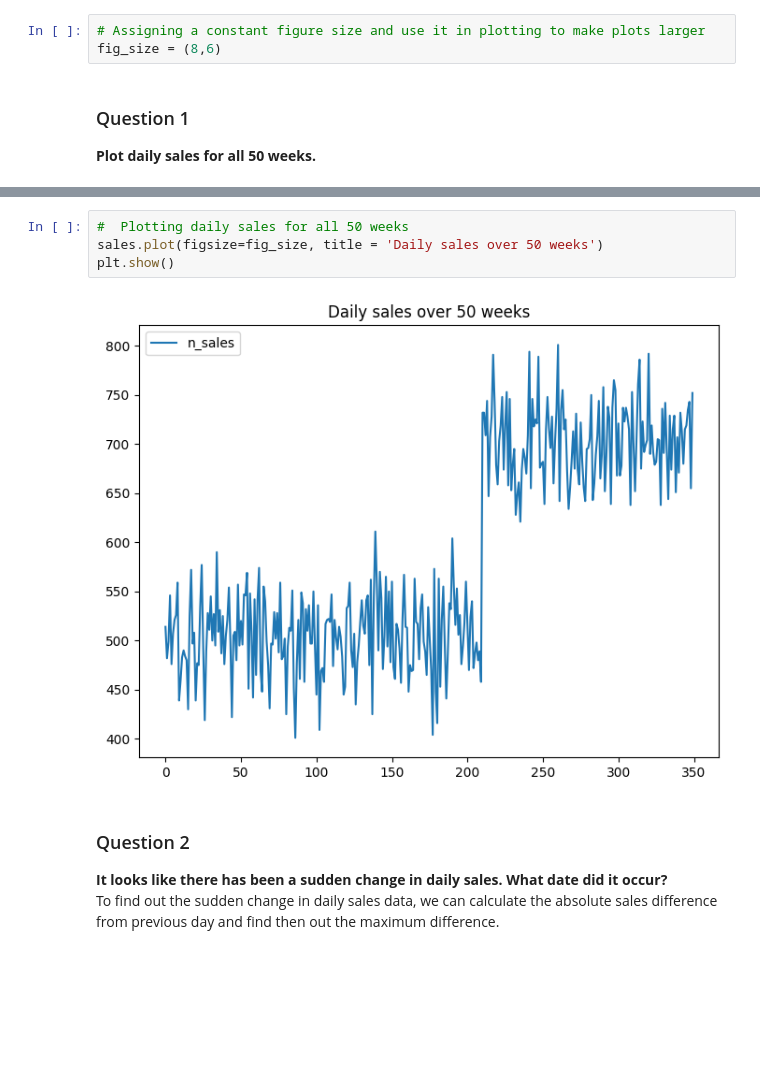
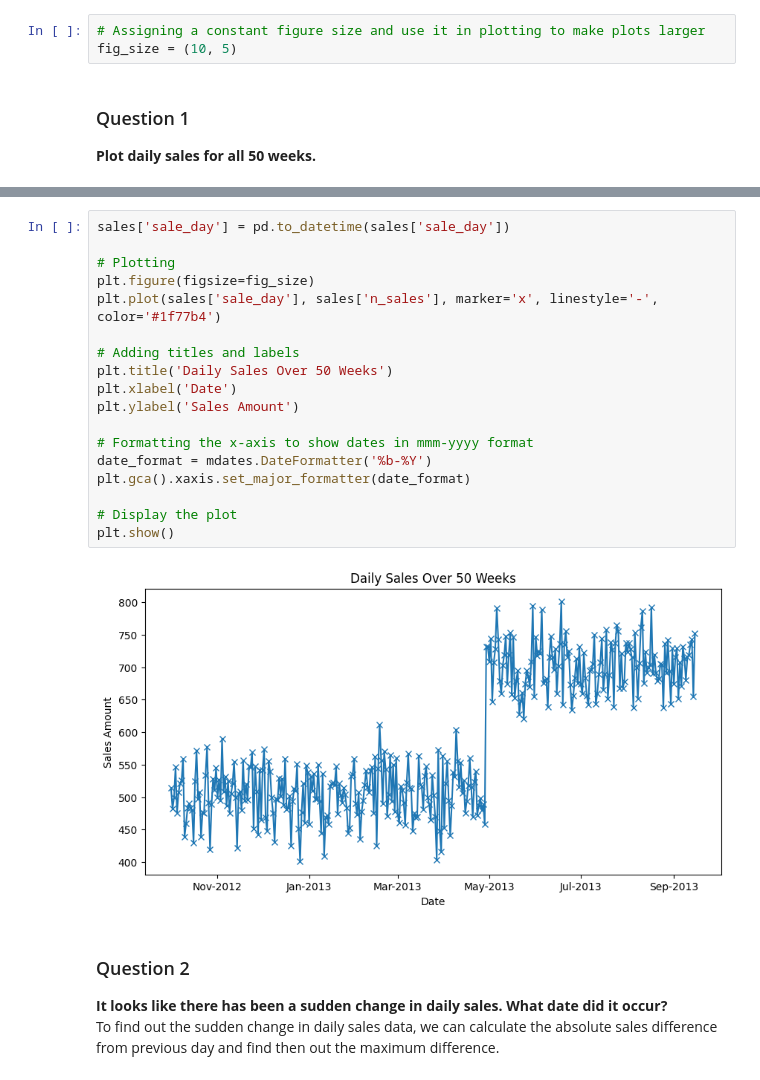
Before and after one commit to manujsinghwal/23andMe-data-analysis, a Jupyter notebook: 23andMe_data_analysis.ipynb, the cells around one changed output, grey strips where cells are left out. Drawn from its saved outputs; the diff is of its cells as text; blank space fills up the shorter version.

```diff
--- a/23andMe_data_analysis.ipynb
+++ b/23andMe_data_analysis.ipynb
@@ -62,7 +63,7 @@ dtypes: object(2)
 memory usage: 4.7+ MB
 # %%
 # Assigning a constant figure size and use it in plotting to make plots larger
-fig_size = (8,6)
+fig_size = (10, 5)
 # %% [markdown]
 ### Question 1
 **Plot daily sales for all 50 weeks.**
@@ -88,9 +92,23 @@ sales.head()
-# %%
-#  Plotting daily sales for all 50 weeks
-sales.plot(figsize=fig_size, title = 'Daily sales over 50 weeks')
-plt.show()
-# %% [output]
-[figure, removed]
+# %%
+sales['sale_day'] = pd.to_datetime(sales['sale_day'])
+
+# Plotting
+plt.figure(figsize=fig_size)
+plt.plot(sales['sale_day'], sales['n_sales'], marker='x', linestyle='-', color='#1f77b4')
+
+# Adding titles and labels
+plt.title('Daily Sales Over 50 Weeks')
+plt.xlabel('Date')
+plt.ylabel('Sales Amount')
+
+# Formatting the x-axis to show dates in mmm-yyyy format
+date_format = mdates.DateFormatter('%b-%Y')
+plt.gca().xaxis.set_major_formatter(date_format)
+
+# Display the plot
+plt.show()
+# %% [output]
+[figure, added]
 # %% [markdown]
 ### Question 2
 **It looks like there has been a sudden change in daily sales. What date did it occur?**
```
Also changed, not shown: parts of 12 cells of this notebook.
